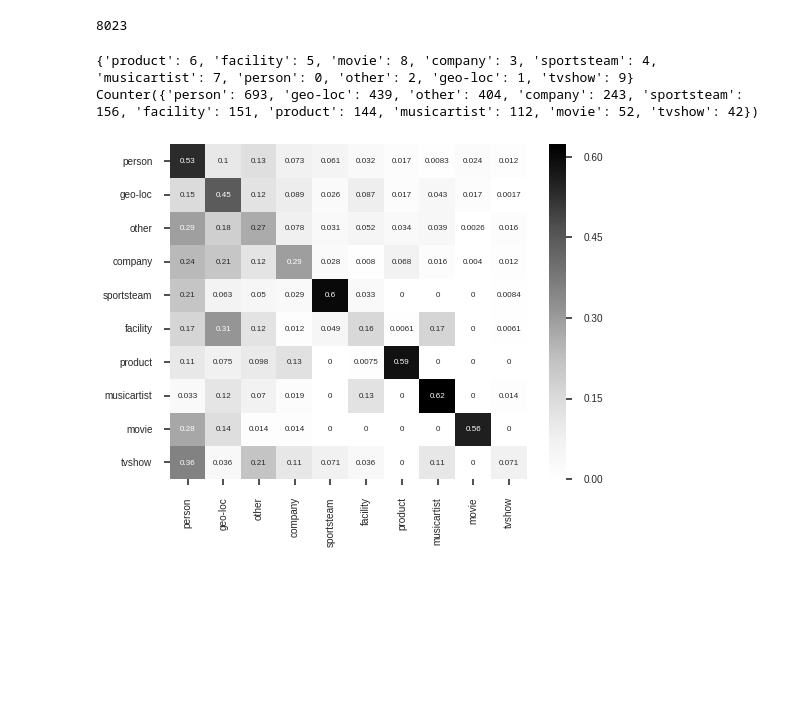
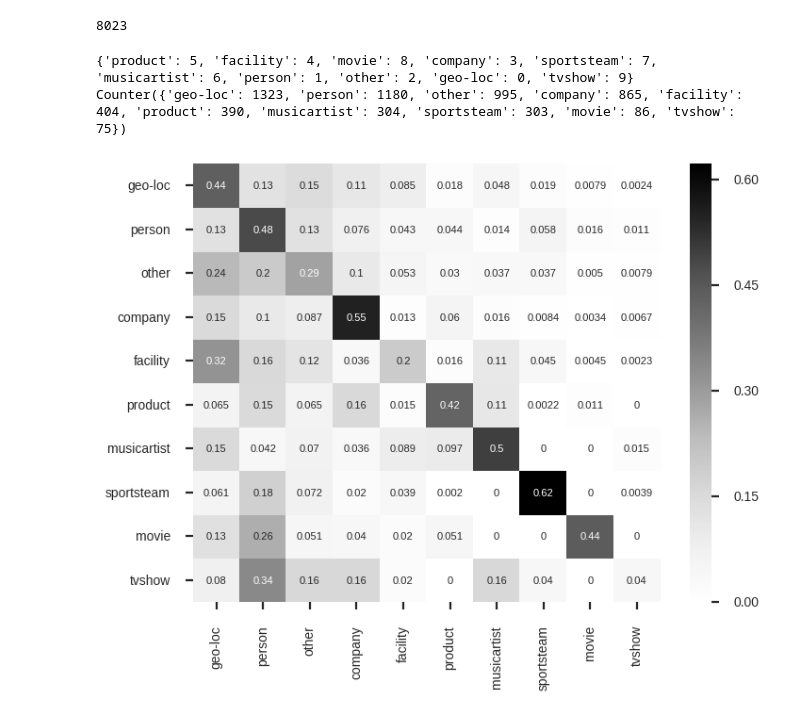
Before and after one commit to napsternxg/TwitterNER, a Jupyter notebook: Paper Figures.ipynb, the cells around one changed output. Drawn from its saved outputs; the diff is of its cells as text; code cells hidden in the pictures; blank space fills up the shorter version.

```diff
--- a/Paper Figures.ipynb
+++ b/Paper Figures.ipynb
@@ -220,35 +220,36 @@ class DictionaryFeatures:
 train_sequences = load_sequences("data/cleaned/train.BIEOU.tsv", sep="\t", notypes=False)
 dev_sequences = (load_sequences("data/cleaned/dev.BIEOU.tsv", sep="\t", notypes=False)
                  + load_sequences("data/cleaned/dev_2015.BIEOU.tsv", sep="\t", notypes=False))
-
+test_sequences = load_sequences("data/cleaned/test.BIEOU.tsv", sep="\t", notypes=False)
 vocab = load_vocab("vocab.no_extras.txt")
 print len(vocab)
 # %% [output]
 8023
 # %%
-label_co_occurences = [[t[1][2:] for t in seq if t[1][0] in ["B", "U"]] for seq in (train_sequences+dev_sequences)]
+label_co_occurences = [[t[1][2:] for t in seq if t[1][0] in ["B", "U"]]
+                       for seq in (train_sequences+dev_sequences+test_sequences)]
 
 cat_types = Counter(t for seq in label_co_occurences for t in seq)
 cat_ids = {k[0]: i for i, k in enumerate(cat_types.most_common())}
 cat_names = [k[0] for k in cat_types.most_common()]
 print cat_ids
 print cat_types
 co_occur_matrix = np.zeros((len(cat_ids), len(cat_ids)))
 for seq in label_co_occurences:
     for i, t in enumerate(seq):
         for j, t1 in enumerate(seq):
             if i != j:
                 co_occur_matrix[cat_ids[t], cat_ids[t1]] += 1
 for k,i in cat_ids.iteritems():
     co_occur_matrix[cat_ids[k]] /= co_occur_matrix[cat_ids[k]].sum()
 
 #print co_occur_matrix
 
 with plt.rc_context(rc={'xtick.labelsize': 10, 'ytick.labelsize': 10,
                         'font.size': 8,
                        'figure.figsize': (8,6)}):
     sns.heatmap(co_occur_matrix, xticklabels=cat_names, yticklabels=cat_names, annot=True, cmap="Greys")
 # %% [output]
-{'product': 6, 'facility': 5, 'movie': 8, 'company': 3, 'sportsteam': 4, 'musicartist': 7, 'person': 0, 'other': 2, 'geo-loc': 1, 'tvshow': 9}
-Counter({'person': 693, 'geo-loc': 439, 'other': 404, 'company': 243, 'sportsteam': 156, 'facility': 151, 'product': 144, 'musicartist': 112, 'movie': 52, 'tvshow': 42})
+{'product': 5, 'facility': 4, 'movie': 8, 'company': 3, 'sportsteam': 7, 'musicartist': 6, 'person': 1, 'other': 2, 'geo-loc': 0, 'tvshow': 9}
+Counter({'geo-loc': 1323, 'person': 1180, 'other': 995, 'company': 865, 'facility': 404, 'product': 390, 'musicartist': 304, 'sportsteam': 303, 'movie': 86, 'tvshow': 75})
-[figure, old version]
+[figure, new version]
```
Also changed, not shown: parts of 22 cells of this notebook, 3 other files.
